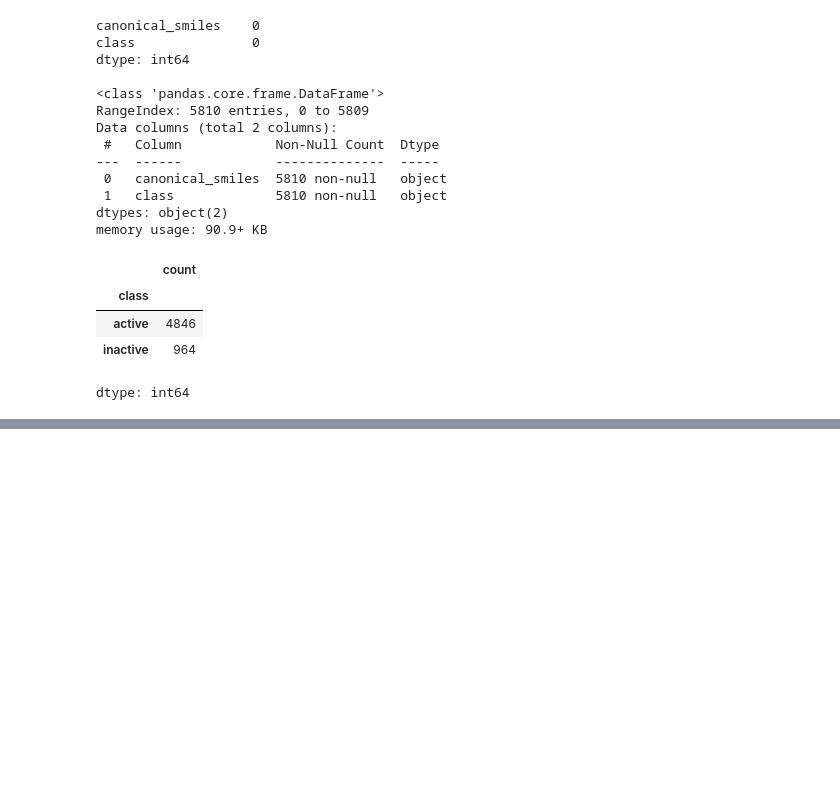
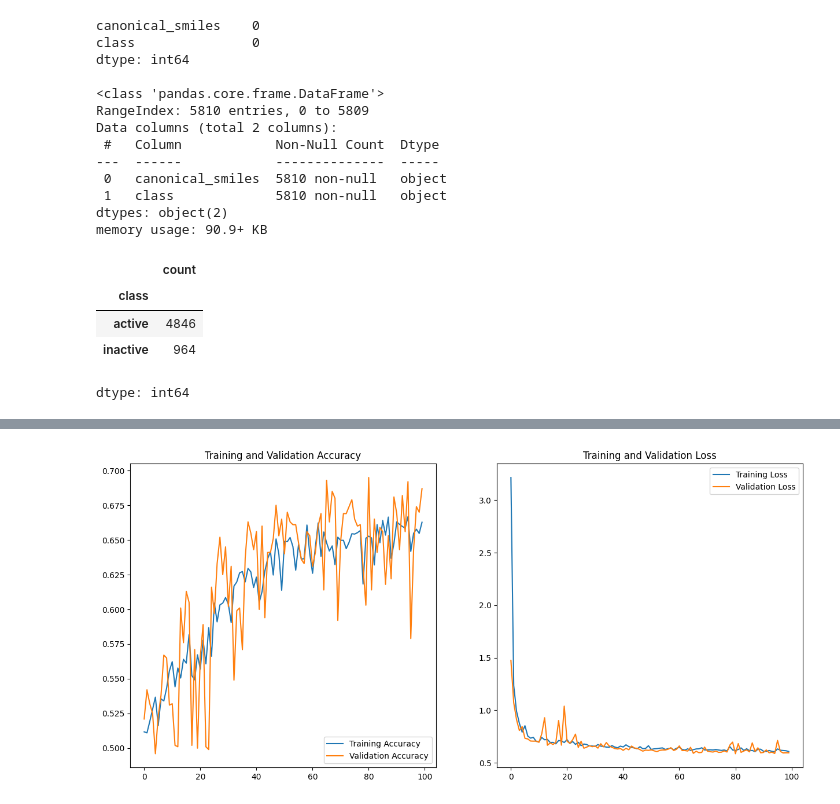
Before and after one commit to Mfys212/GNN-for-Molekul-Classifier, a Jupyter notebook: GNN_Molekul.ipynb, the cells around one changed output, grey strips where cells are left out. Cells and saved outputs as stored; diff of their text form; code cells hidden in the pictures; blank space fills up the shorter version.

```diff
--- a/GNN_Molekul.ipynb
+++ b/GNN_Molekul.ipynb
@@ -138,0 +295,7 @@ files.download("final_databio.csv")
+# %%
+X = df_final['canonical_smiles']
+y = df_final['class'].map({'active': 1, 'inactive': 0})
+EPOCHS = 100
+model = CreateModel(X, y, epochs=EPOCHS, batch=32, test_size=0.2, seed=212)
+# %%
+history = model.fit()
@@ -138,0 +316,19 @@ files.download("final_databio.csv")
+# %%
+import matplotlib.pyplot as plt
+
+epochs_range = range(EPOCHS)
+plt.figure(figsize=(15, 15))
+plt.subplot(2, 2, 1)
+plt.plot(epochs_range, history['Train Acc'], label='Training Accuracy')
+plt.plot(epochs_range, history['Val Acc'], label='Validation Accuracy')
+plt.legend(loc='lower right')
+plt.title('Training and Validation Accuracy')
+
+plt.subplot(2, 2, 2)
+plt.plot(epochs_range, history['Train Loss'], label='Training Loss')
+plt.plot(epochs_range, history['Val Loss'], label='Validation Loss')
+plt.legend(loc='upper right')
+plt.title('Training and Validation Loss')
+plt.show()
+# %% [output]
+[figure, added]
```
Also changed, not shown: parts of 8 cells of this notebook.
